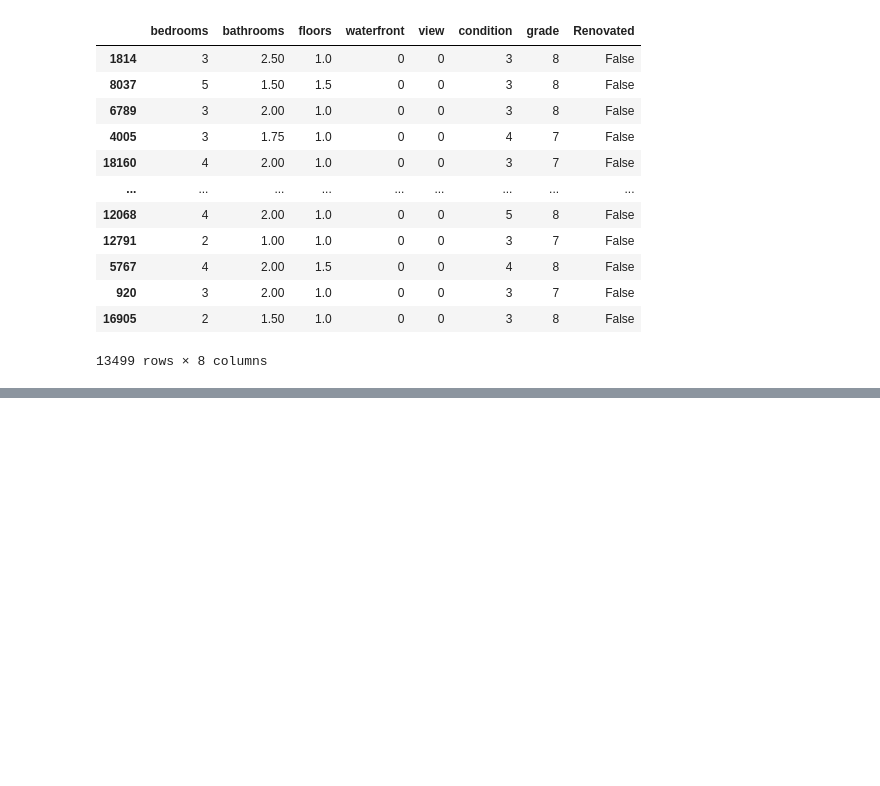
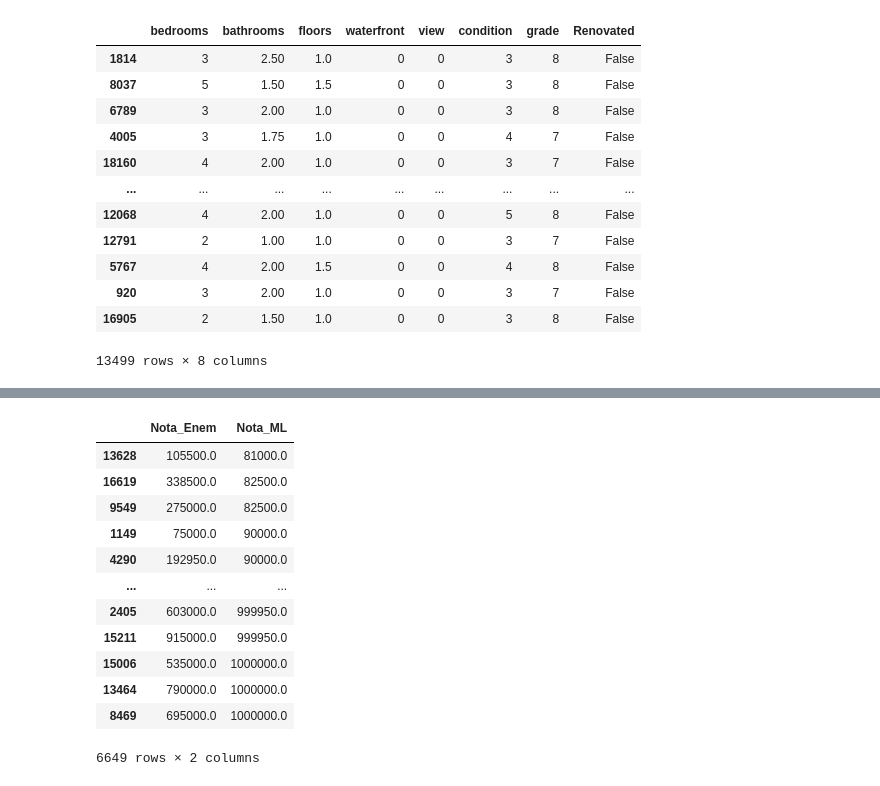
Before and after one commit to Ronan-Castro/KingCounty_House, a Jupyter notebook: Execução/Insights_Terceira_Parte.ipynb, the cells around one changed output, grey strips where cells are left out. Saved outputs shown, nothing was run; the diff lists cells and outputs as text; code cells hidden in the pictures; blank space fills up the shorter version.

```diff
--- a/Execução/Insights_Terceira_Parte.ipynb
+++ b/Execução/Insights_Terceira_Parte.ipynb
@@ -881,0 +296,16 @@ botTopML.head(1000)
+# %%
+botTopML
+# %% [output]
+|  | Nota_Enem | Nota_ML |
+| 13628 | 105500.0 | 81000.0 |
+| 16619 | 338500.0 | 82500.0 |
+| 9549 | 275000.0 | 82500.0 |
+| 1149 | 75000.0 | 90000.0 |
+| 4290 | 192950.0 | 90000.0 |
+| ... | ... | ... |
+| 2405 | 603000.0 | 999950.0 |
+| 15211 | 915000.0 | 999950.0 |
+| 15006 | 535000.0 | 1000000.0 |
+| 13464 | 790000.0 | 1000000.0 |
+| 8469 | 695000.0 | 1000000.0 |
+6649 rows × 2 columns
```
Also changed, not shown: parts of 94 cells of this notebook.
